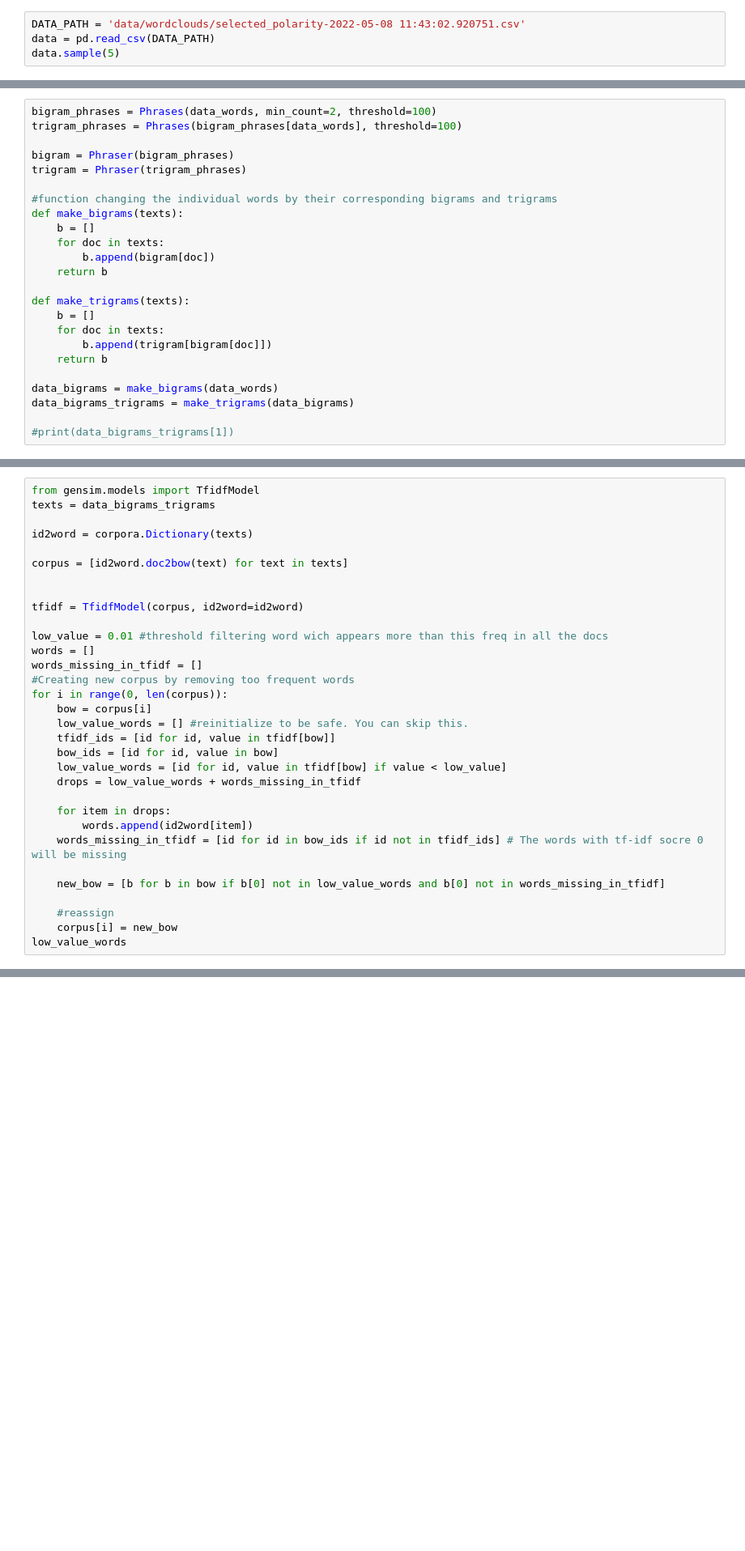
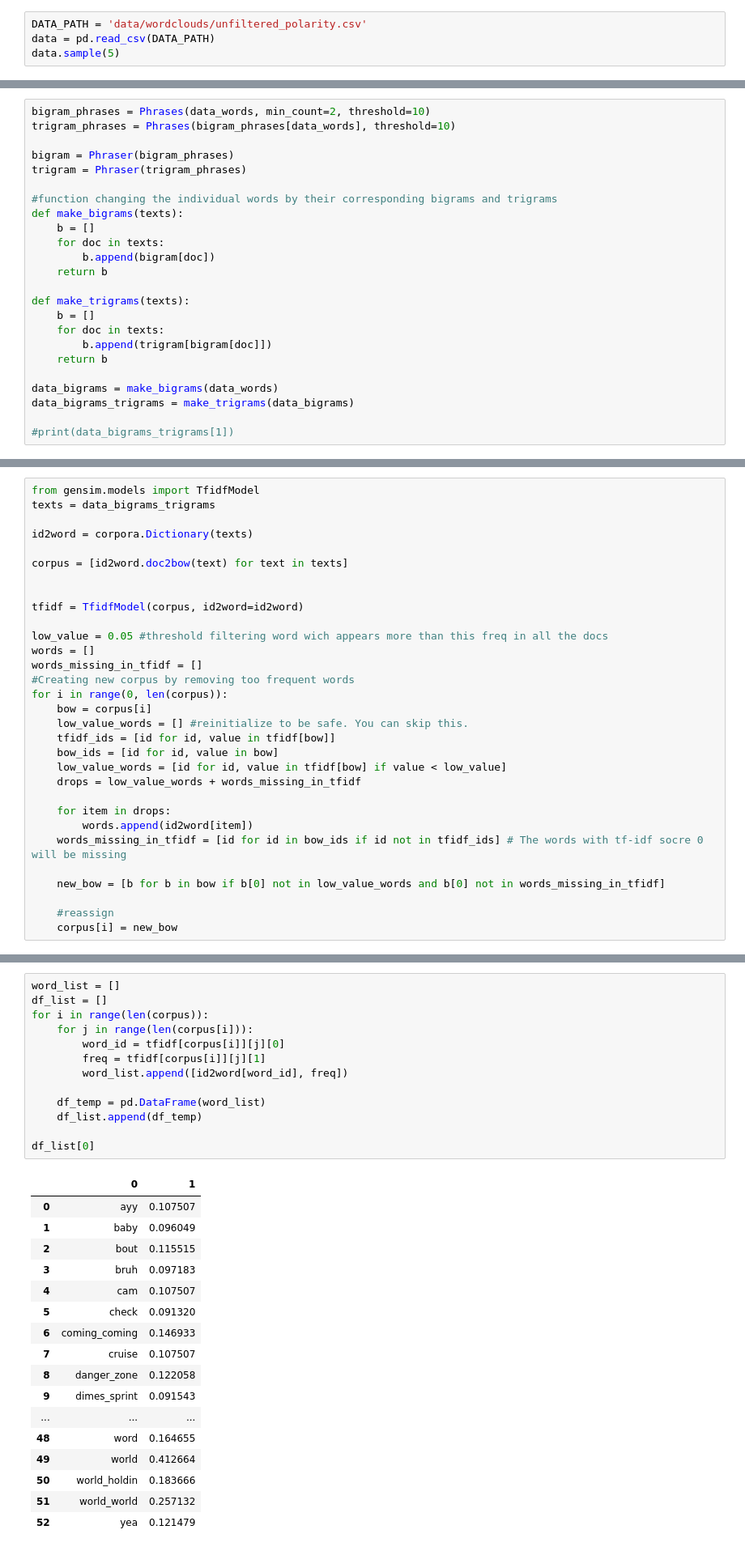
Before and after one commit to LucasTrg/CDS, a Jupyter notebook: clustering_3.ipynb, the cells around one changed output, grey strips where cells are left out. Shown: that part at 81% size. Saved outputs shown, nothing was run; the diff lists cells and outputs as text; blank space fills up the shorter version.

```diff
--- a/clustering_3.ipynb
+++ b/clustering_3.ipynb
@@ -25,7 +25,7 @@ import pyLDAvis.gensim_models
 
 import warnings
 # %%
-DATA_PATH = 'data/wordclouds/selected_polarity-2022-05-08 11:43:02.920751.csv'
+DATA_PATH = 'data/wordclouds/unfiltered_polarity.csv'
 data = pd.read_csv(DATA_PATH)
 data.sample(5)
 # %% [output]
@@ -257,8 +314,8 @@ a
 from gensim.models.phrases import Phraser
 from gensim.models import Phrases
 # %%
-bigram_phrases = Phrases(data_words, min_count=2, threshold=100)
-trigram_phrases = Phrases(bigram_phrases[data_words], threshold=100)
+bigram_phrases = Phrases(data_words, min_count=2, threshold=10)
+trigram_phrases = Phrases(bigram_phrases[data_words], threshold=10)
 
 bigram = Phraser(bigram_phrases)
 trigram = Phraser(trigram_phrases)
@@ -293,7 +350,7 @@ corpus = [id2word.doc2bow(text) for text in texts]
 
 tfidf = TfidfModel(corpus, id2word=id2word)
 
-low_value = 0.01 #threshold filtering word wich appears more than this freq in all the docs
+low_value = 0.05 #threshold filtering word wich appears more than this freq in all the docs
 words = []
 words_missing_in_tfidf = []
 #Creating new corpus by removing too frequent words
@@ -313,4 +370,3 @@ for i in range(0, len(corpus)):
 
     #reassign
     corpus[i] = new_bow
-low_value_words
@@ -360,0 +423,31 @@ topic
+# %%
+word_list = []
+df_list = []
+for i in range(len(corpus)):
+    for j in range(len(corpus[i])):
+        word_id = tfidf[corpus[i]][j][0]
+        freq = tfidf[corpus[i]][j][1]
+        word_list.append([id2word[word_id], freq])
+
+    df_temp = pd.DataFrame(word_list)
+    df_list.append(df_temp)
+
+df_list[0]
+# %% [output]
+|  | 0 | 1 |
+| 0 | ayy | 0.107507 |
+| 1 | baby | 0.096049 |
+| 2 | bout | 0.115515 |
+| 3 | bruh | 0.097183 |
+| 4 | cam | 0.107507 |
+| 5 | check | 0.091320 |
+| 6 | coming_coming | 0.146933 |
+| 7 | cruise | 0.107507 |
+| 8 | danger_zone | 0.122058 |
+| 9 | dimes_sprint | 0.091543 |
+| ... | ... | ... |
+| 48 | word | 0.164655 |
+| 49 | world | 0.412664 |
+| 50 | world_holdin | 0.183666 |
+| 51 | world_world | 0.257132 |
+| 52 | yea | 0.121479 |
```
Also changed, not shown: parts of 25 cells of this notebook, 6 other files.
